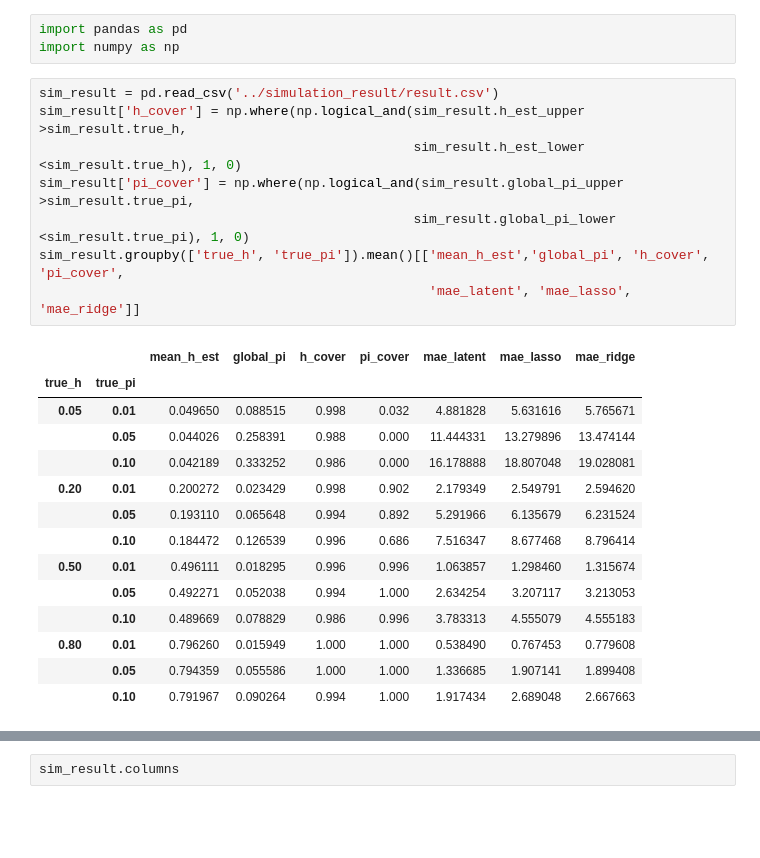
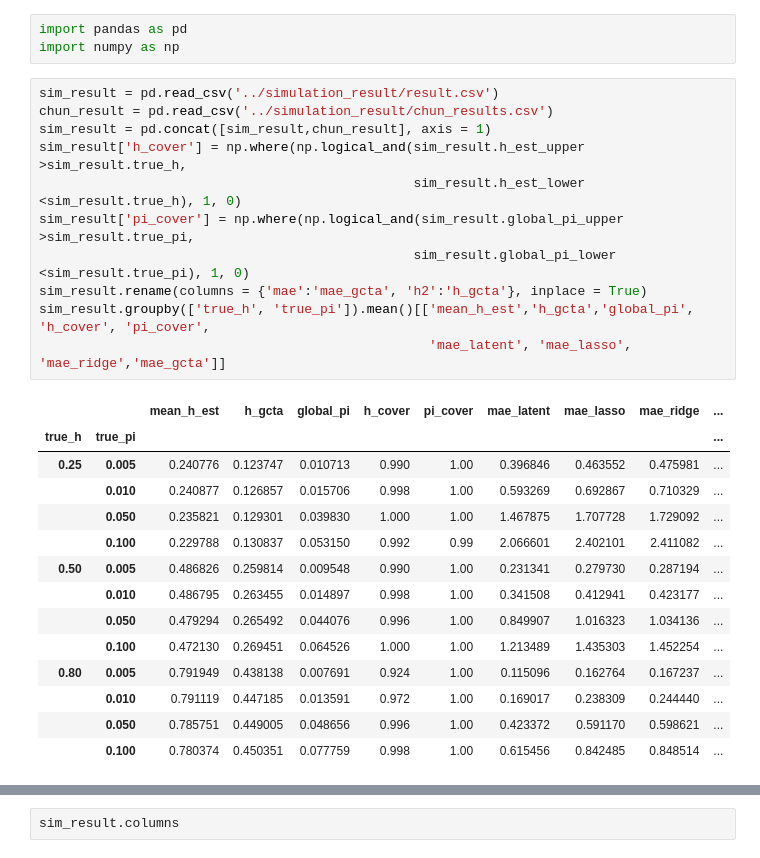
Before and after one commit to junting-ren/ZIV, a Jupyter notebook: notebooks/clean_sim.ipynb, the cells around one changed output, grey strips where cells are left out. Saved outputs shown, nothing was run; the diff lists cells and outputs as text; blank space fills up the shorter version.

```diff
--- a/notebooks/clean_sim.ipynb
+++ b/notebooks/clean_sim.ipynb
@@ -3,24 +3,27 @@ import pandas as pd
 import numpy as np
 # %%
 sim_result = pd.read_csv('../simulation_result/result.csv')
+chun_result = pd.read_csv('../simulation_result/chun_results.csv')
+sim_result = pd.concat([sim_result,chun_result], axis = 1)
 sim_result['h_cover'] = np.where(np.logical_and(sim_result.h_est_upper >sim_result.true_h,
                                                 sim_result.h_est_lower <sim_result.true_h), 1, 0)
 sim_result['pi_cover'] = np.where(np.logical_and(sim_result.global_pi_upper >sim_result.true_pi,
                                                 sim_result.global_pi_lower <sim_result.true_pi), 1, 0)
-sim_result.groupby(['true_h', 'true_pi']).mean()[['mean_h_est','global_pi', 'h_cover', 'pi_cover',
-                                                  'mae_latent', 'mae_lasso', 'mae_ridge']]
+sim_result.rename(columns = {'mae':'mae_gcta', 'h2':'h_gcta'}, inplace = True)
+sim_result.groupby(['true_h', 'true_pi']).mean()[['mean_h_est','h_gcta','global_pi', 'h_cover', 'pi_cover',
+                                                  'mae_latent', 'mae_lasso', 'mae_ridge','mae_gcta']]
 # %% [output]
-|  |  | mean_h_est | global_pi | h_cover | pi_cover | mae_latent | mae_lasso | mae_ridge |
-| true_h | true_pi |  |  |  |  |  |  |  |
-| 0.05 | 0.01 | 0.049650 | 0.088515 | 0.998 | 0.032 | 4.881828 | 5.631616 | 5.765671 |
-|  | 0.05 | 0.044026 | 0.258391 | 0.988 | 0.000 | 11.444331 | 13.279896 | 13.474144 |
-|  | 0.10 | 0.042189 | 0.333252 | 0.986 | 0.000 | 16.178888 | 18.807048 | 19.028081 |
-| 0.20 | 0.01 | 0.200272 | 0.023429 | 0.998 | 0.902 | 2.179349 | 2.549791 | 2.594620 |
-|  | 0.05 | 0.193110 | 0.065648 | 0.994 | 0.892 | 5.291966 | 6.135679 | 6.231524 |
-|  | 0.10 | 0.184472 | 0.126539 | 0.996 | 0.686 | 7.516347 | 8.677468 | 8.796414 |
-| 0.50 | 0.01 | 0.496111 | 0.018295 | 0.996 | 0.996 | 1.063857 | 1.298460 | 1.315674 |
-|  | 0.05 | 0.492271 | 0.052038 | 0.994 | 1.000 | 2.634254 | 3.207117 | 3.213053 |
-|  | 0.10 | 0.489669 | 0.078829 | 0.986 | 0.996 | 3.783313 | 4.555079 | 4.555183 |
-| 0.80 | 0.01 | 0.796260 | 0.015949 | 1.000 | 1.000 | 0.538490 | 0.767453 | 0.779608 |
-|  | 0.05 | 0.794359 | 0.055586 | 1.000 | 1.000 | 1.336685 | 1.907141 | 1.899408 |
-|  | 0.10 | 0.791967 | 0.090264 | 0.994 | 1.000 | 1.917434 | 2.689048 | 2.667663 |
+|  |  | mean_h_est | h_gcta | global_pi | h_cover | pi_cover | mae_latent | mae_lasso | mae_ridge | ... |
+| true_h | true_pi |  |  |  |  |  |  |  |  | ... |
+| 0.25 | 0.005 | 0.240776 | 0.123747 | 0.010713 | 0.990 | 1.00 | 0.396846 | 0.463552 | 0.475981 | ... |
+|  | 0.010 | 0.240877 | 0.126857 | 0.015706 | 0.998 | 1.00 | 0.593269 | 0.692867 | 0.710329 | ... |
+|  | 0.050 | 0.235821 | 0.129301 | 0.039830 | 1.000 | 1.00 | 1.467875 | 1.707728 | 1.729092 | ... |
+|  | 0.100 | 0.229788 | 0.130837 | 0.053150 | 0.992 | 0.99 | 2.066601 | 2.402101 | 2.411082 | ... |
+| 0.50 | 0.005 | 0.486826 | 0.259814 | 0.009548 | 0.990 | 1.00 | 0.231341 | 0.279730 | 0.287194 | ... |
+|  | 0.010 | 0.486795 | 0.263455 | 0.014897 | 0.998 | 1.00 | 0.341508 | 0.412941 | 0.423177 | ... |
+|  | 0.050 | 0.479294 | 0.265492 | 0.044076 | 0.996 | 1.00 | 0.849907 | 1.016323 | 1.034136 | ... |
+|  | 0.100 | 0.472130 | 0.269451 | 0.064526 | 1.000 | 1.00 | 1.213489 | 1.435303 | 1.452254 | ... |
+| 0.80 | 0.005 | 0.791949 | 0.438138 | 0.007691 | 0.924 | 1.00 | 0.115096 | 0.162764 | 0.167237 | ... |
+|  | 0.010 | 0.791119 | 0.447185 | 0.013591 | 0.972 | 1.00 | 0.169017 | 0.238309 | 0.244440 | ... |
+|  | 0.050 | 0.785751 | 0.449005 | 0.048656 | 0.996 | 1.00 | 0.423372 | 0.591170 | 0.598621 | ... |
+|  | 0.100 | 0.780374 | 0.450351 | 0.077759 | 0.998 | 1.00 | 0.615456 | 0.842485 | 0.848514 | ... |
```
Also changed, not shown: parts of 4 cells of this notebook, 4 other files.
